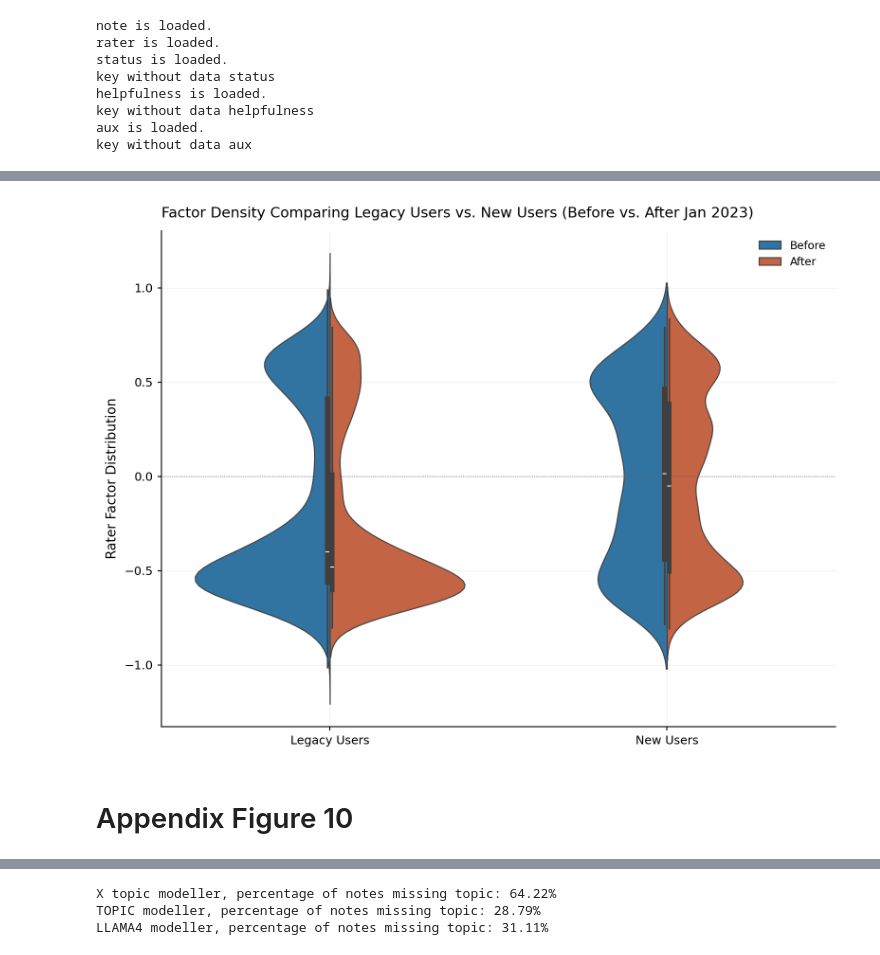
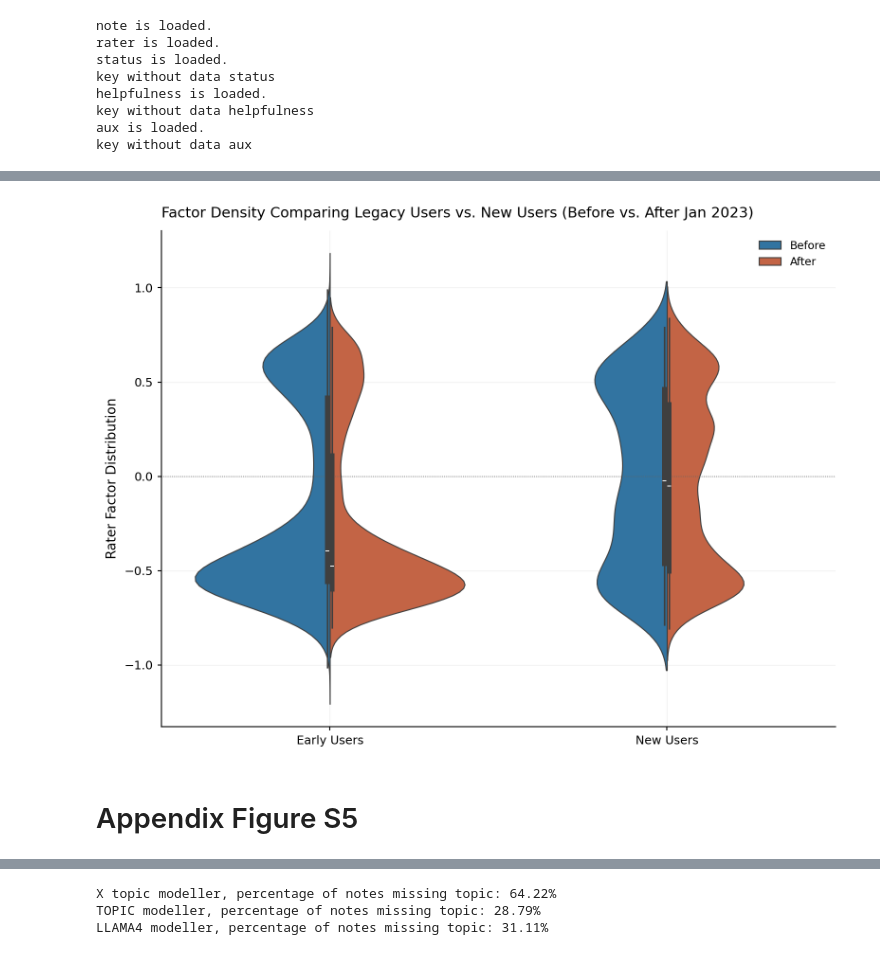
Before and after one commit to karihug/commnotes-analysis, a Jupyter notebook: analysis/appendix_analysis.ipynb, the cells around one changed output, grey strips where cells are left out. Saved outputs shown, nothing was run; the diff lists cells and outputs as text; code cells hidden in the pictures.

```diff
--- a/analysis/appendix_analysis.ipynb
+++ b/analysis/appendix_analysis.ipynb
@@ -57,7 +59,7 @@ notes_df["noteId"]=notes_df["noteId"].astype(int)
 
 # The following is all note ratings published by X
 # I only kept the following columns "'noteId', 'raterParticipantId', 'createdAtMillis', 'helpfulnessLevel'" since we don't use the rest.
-ratings_df = read_ratings_from_directory(RATINGS_DIR, start_date_str="2022-06-01",end_date_str=max_date)
+ratings_df = read_ratings_from_directory(RATINGS_DIR, start_date_str="2020-06-01",end_date_str=max_date)
 
 # The following df is the results of the matrix factorzation
 note_df_full, rater_df, status_df, helpfulness_df, aux_df = load_weekly_outputs(WEEKLY_OUTPUTS_PATH,debug=False)
@@ -462,7 +556,7 @@ rater_df_legacy[date_col] = pd.to_datetime(rater_df_legacy[date_col])
 rater_df_new[date_col] = pd.to_datetime(rater_df_new[date_col])
 
 # add labels
-rater_df_legacy["Cohort"] = "Legacy Users"
+rater_df_legacy["Cohort"] = "Early Users"
 rater_df_new["Cohort"] = "New Users"
 
 rater_df_legacy["Period"] = pd.Series(pd.NA, index=rater_df_legacy.index)
@@ -484,36 +578,36 @@ rater_df_cohort = pd.concat(
 ).dropna(subset=["raterFactor1", "Period"])
 
 apply_publication_style()
 fig, ax = plt.subplots(figsize=(8, 6))
 
 sns.violinplot(
     data=rater_df_cohort,
     x="Cohort",
     y="raterFactor1",
     hue="Period",
     split=True,
     inner="box",
     palette=[_C_BLUE, _C_ORANGE],
     linewidth=0.8,
     ax=ax,
 )
 
 ax.axhline(0, color=_C_ZERO, linewidth=0.6, linestyle=":", zorder=1)
 ax.legend(frameon=False, fontsize="small", loc="upper right", title=None)
 
 _setup_ax(ax)
 _finalize(
     fig,
     ax,
     xlabel="",
     ylabel="Rater Factor Distribution",
     title="Factor Density Comparing Legacy Users vs. New Users (Before vs. After Jan 2023)",
     save_path="/accounts/projects/jchayes/commnotes/commnotes-analysis/figures/appendix/rater_factor_violin_plot_2022.png",
 )
 # %% [output]
-[figure, old version]
+[figure, new version]
 # %% [markdown]
-# Appendix Figure 10
+# Appendix Figure S5
 # %%
 def bimodality_coefficient(data):
     g = skew(data)
```
Also changed, not shown: parts of 54 cells of this notebook, 1 other file.
